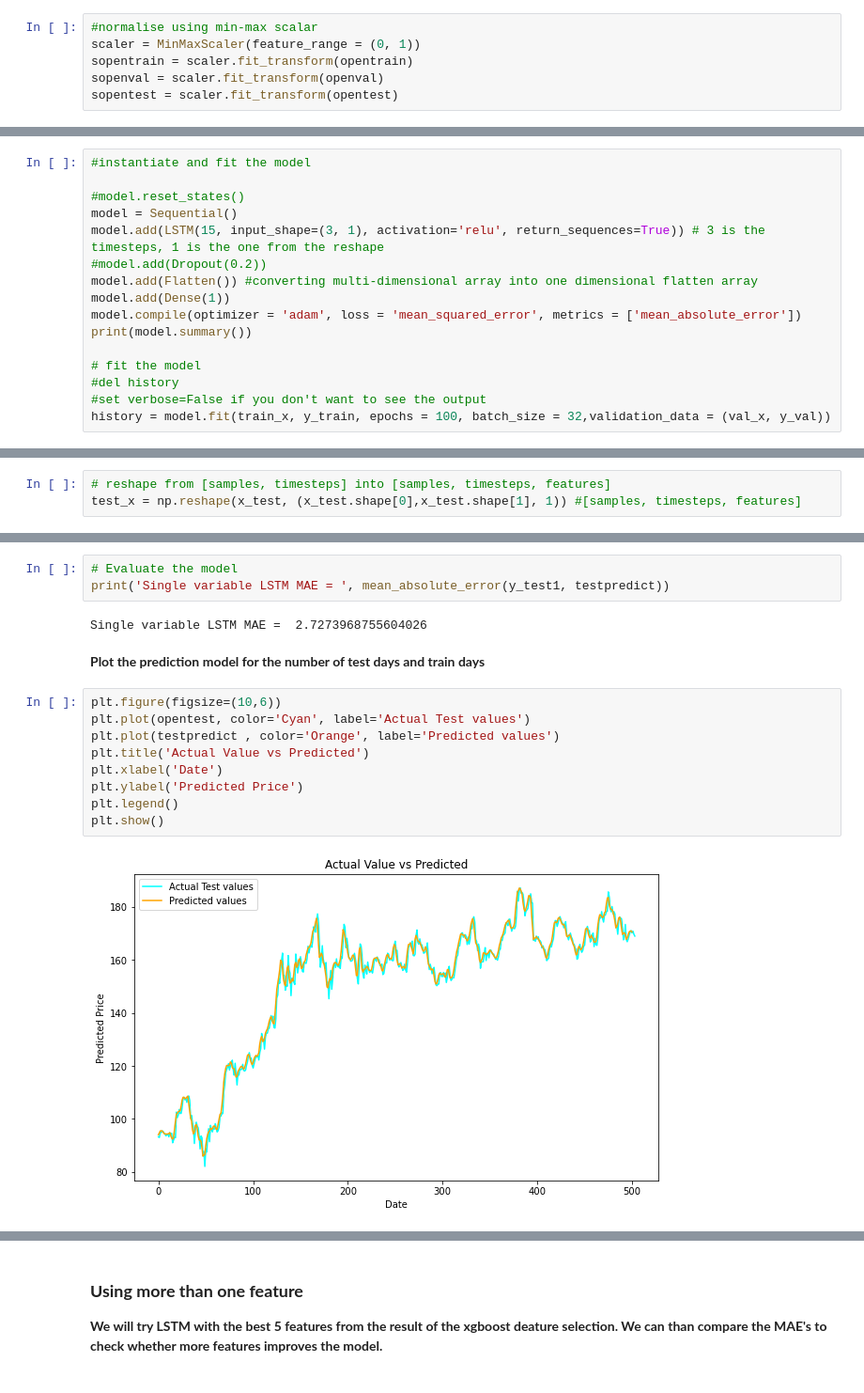
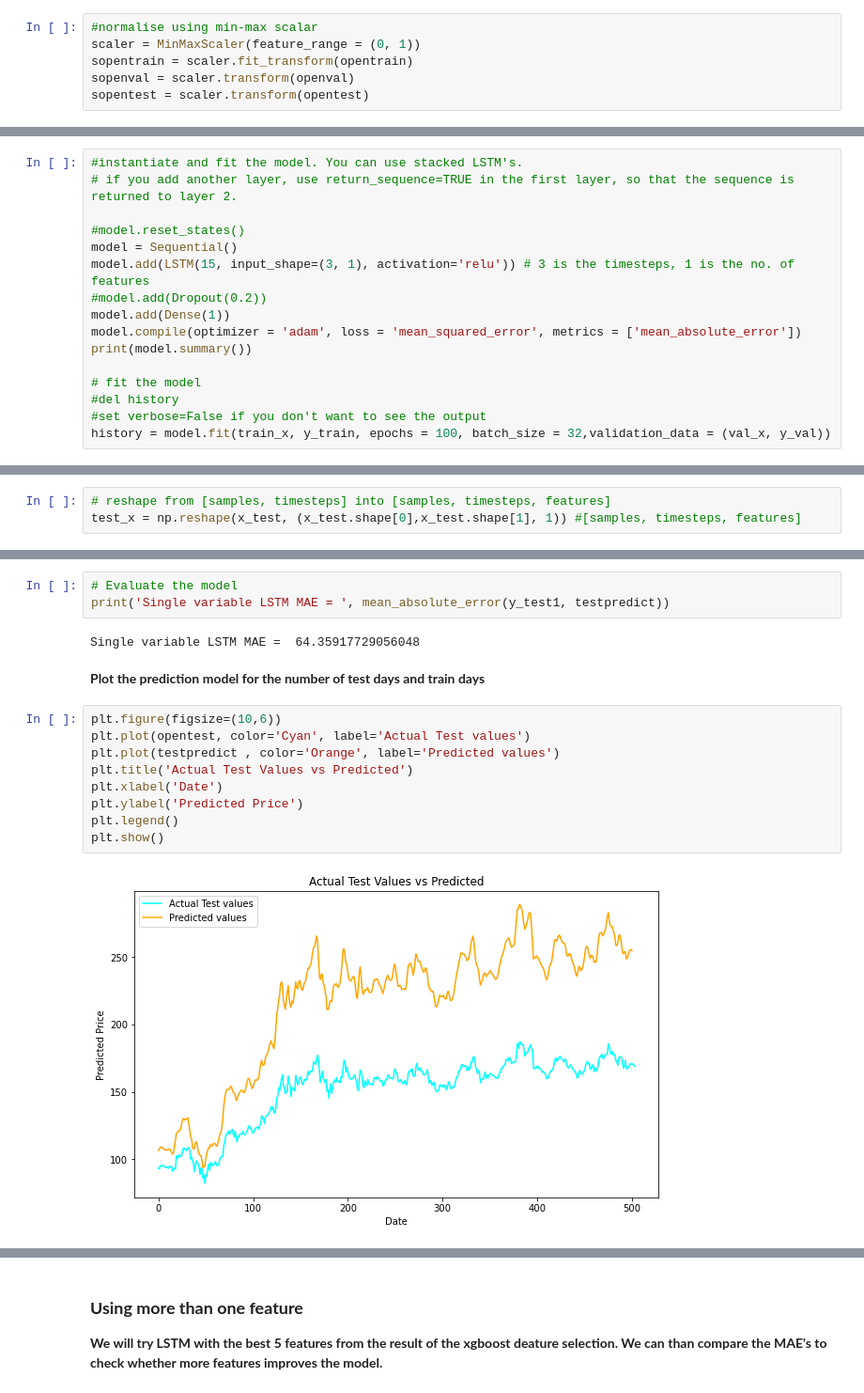
Before and after one commit to swapnilin/Stock-Prediction-using-LSTMs, a Jupyter notebook: Stock Market Models-ARIMA, Feature Extraction, LSTM.ipynb, the cells around one changed output, grey strips where cells are left out. Shown at 94% size. Cells and saved outputs as stored; diff of their text form.

```diff
--- a/Stock Market Models-ARIMA, Feature Extraction, LSTM.ipynb
+++ b/Stock Market Models-ARIMA, Feature Extraction, LSTM.ipynb
@@ -454,8 +462,8 @@ The data is not normalized and the range for each column varies. Normalizing dat
 #normalise using min-max scalar
 scaler = MinMaxScaler(feature_range = (0, 1))
 sopentrain = scaler.fit_transform(opentrain)
-sopenval = scaler.fit_transform(openval)
-sopentest = scaler.fit_transform(opentest)
+sopenval = scaler.transform(openval)
+sopentest = scaler.transform(opentest)
 # %% [markdown]
 We cannot fit the model like we normally do using ARIMA. We need to transform our data into something that looks like X and Y values.
 This way it can be trained on a sequence rather than individual datapoints.
@@ -521,11 +554,11 @@ val_x = np.reshape(x_val, (x_val.shape[0],x_val.shape[1], 1)) #[samples, timeste
 # %%
-#instantiate and fit the model
+#instantiate and fit the model. You can use stacked LSTM's.
+# if you add another layer, use return_sequence=TRUE in the first layer, so that the sequence is returned to layer 2.
 
 #model.reset_states()
 model = Sequential()
-model.add(LSTM(15, input_shape=(3, 1), activation='relu', return_sequences=True)) # 3 is the timesteps, 1 is the one from the reshape
+model.add(LSTM(15, input_shape=(3, 1), activation='relu')) # 3 is the timesteps, 1 is the no. of features
 #model.add(Dropout(0.2))
-model.add(Flatten()) #converting multi-dimensional array into one dimensional flatten array
 model.add(Dense(1))
 model.compile(optimizer = 'adam', loss = 'mean_squared_error', metrics = ['mean_absolute_error'])
 print(model.summary())
@@ -606,17 +653,17 @@ y_test1 = scaler.inverse_transform(y_test)
 # Evaluate the model
 print('Single variable LSTM MAE = ', mean_absolute_error(y_test1, testpredict))
 # %% [output]
-Single variable LSTM MAE =  2.7273968755604026
+Single variable LSTM MAE =  64.35917729056048
 # %% [markdown]
 **Plot the prediction model for the number of test days and train days**
 # %%
 plt.figure(figsize=(10,6))
 plt.plot(opentest, color='Cyan', label='Actual Test values')
 plt.plot(testpredict , color='Orange', label='Predicted values')
-plt.title('Actual Value vs Predicted')
+plt.title('Actual Test Values vs Predicted')
 plt.xlabel('Date')
 plt.ylabel('Predicted Price')
 plt.legend()
 plt.show()
 # %% [output]
-[figure, old version]
+[figure, new version]
```
Also changed, not shown: parts of 123 cells of this notebook.
